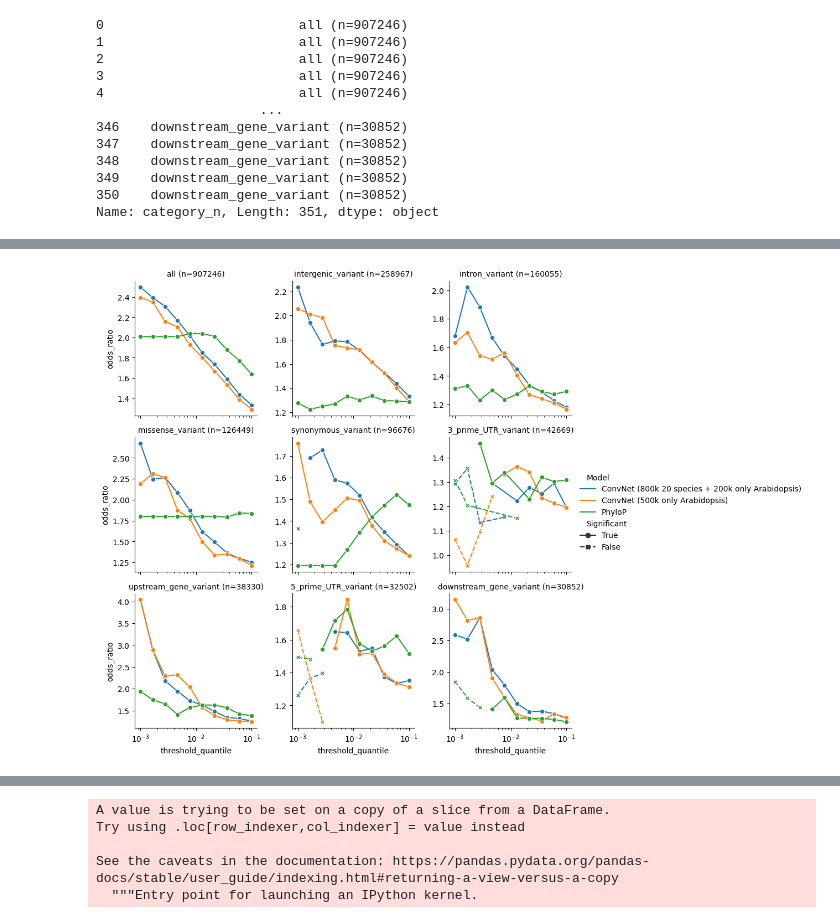
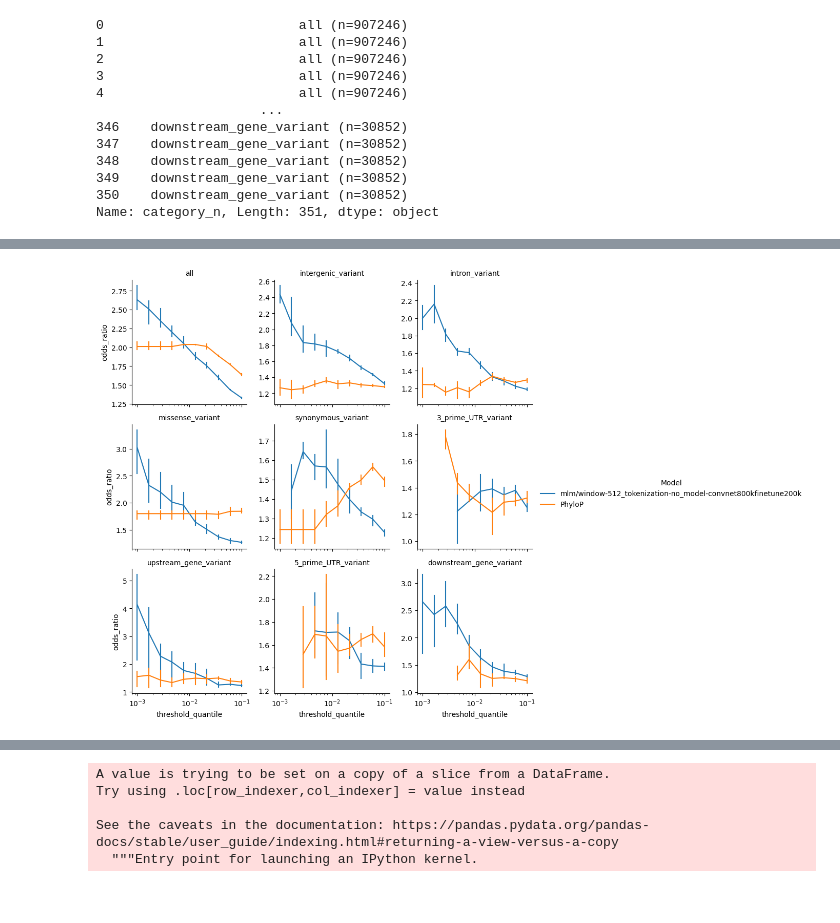
Before and after one commit to songlab-cal/gpn, a Jupyter notebook: analysis/plot_vep.ipynb, the cells around one changed output, grey strips where cells are left out. Drawn from its saved outputs; the diff is of its cells as text; code cells hidden in the pictures.

Commit message:
Add odds-ratio bootstrapping

```diff
--- a/analysis/plot_vep.ipynb
+++ b/analysis/plot_vep.ipynb
@@ -143,12 +166,12 @@ model_names = [
     #"mlm/window-512_tokenization-no_model-convnet800k",
     #"mlm/window-512_tokenization-no_model-convnet800kfinetune150k",
     "mlm/window-512_tokenization-no_model-convnet800kfinetune200k",
-    "mlm/window-512_tokenization-no_model-convnet_only_athaliana",
-    #"mlm/DNABERT",
-    #"chromatin/ConvNet",
-    #"chromatin/DNABERT",
-    #"chromatin/DeepSEA",
-    #"PhastCons",
+    #"mlm/window-512_tokenization-no_model-convnet_only_athaliana",
+    "mlm/DNABERT",
+    "chromatin/ConvNet",
+    "chromatin/DNABERT",
+    "chromatin/DeepSEA",
+    "PhastCons",
     "PhyloP",
     ####"PhyloP_ReLU",
     ####"PhyloP_abs",
@@ -232,24 +302,27 @@ Name: category_n, Length: 351, dtype: object
 # %%
 g = sns.relplot(
-    data=results[(results.Test=="Odds-ratio")&(results.min_count >= 5)],
+    #data=results[(results.Test=="Odds-ratio")&(results.min_count >= 5)],
+    data=results[(results.Test=="Odds-ratio-bootstrap") & (results.Significant)],
     x="threshold_quantile",
     y="odds_ratio",
     hue="Model",
-    style="Significant",
+    #style="Significant",
     style_order=[True, False],
-    col="category_n",
+    #col="category_n",
+    col="Category",
     height=3,
     #aspect=.7,
     kind="line",
     markers=True,
     col_wrap=3,
-    facet_kws={'sharey': False, 'sharex': True}
+    facet_kws={'sharey': False, 'sharex': True},
+    err_style="bars",
 )
 g.set_titles(col_template="{col_name}", row_template="{row_name}")
 g.set(xscale='log');
 #plt.savefig("odds_ratios.svg", bbox_inches='tight')
 # %% [output]
-[figure, old version]
+[figure, new version]
 # %%
 results_mw = results[results.Test=="Mann-Whitney"]
 results_mw
```
Also changed, not shown: parts of 9 cells of this notebook, 2 other files.
